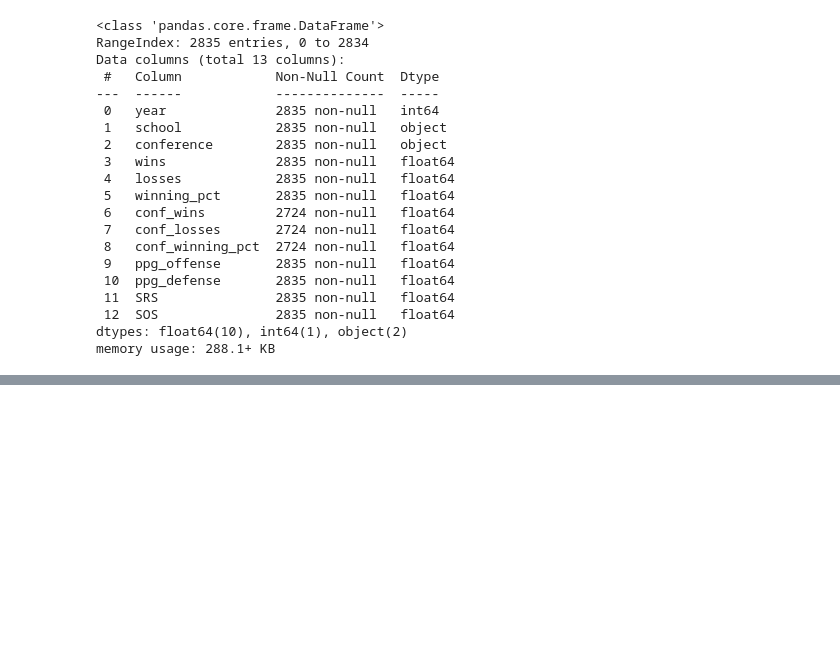
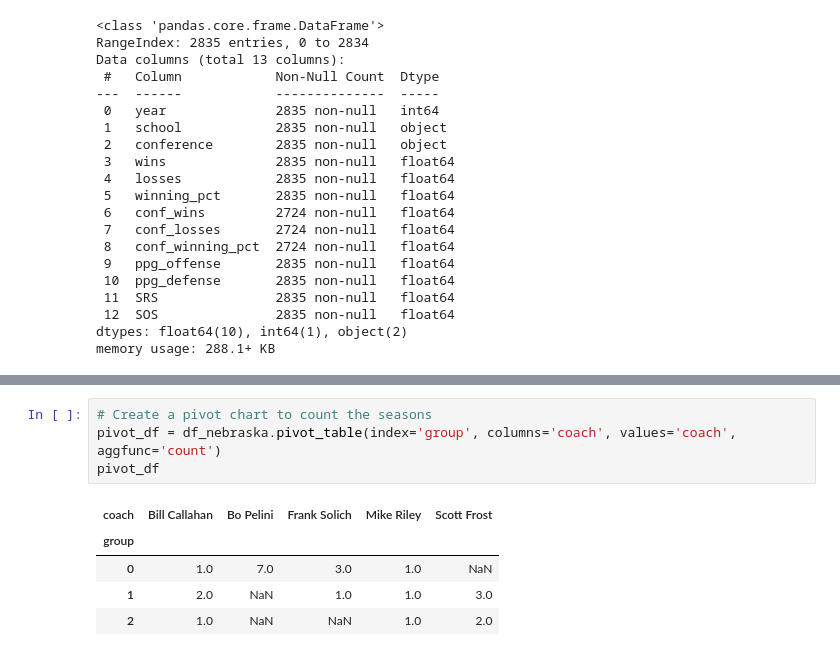
Before and after one commit to grantkerkman/cfb-data-science, a Jupyter notebook: cfb_pca.ipynb, the cells around one changed output, grey strips where cells are left out. Drawn from its saved outputs; the diff is of its cells as text; blank space fills up the shorter version.

```diff
--- a/cfb_pca.ipynb
+++ b/cfb_pca.ipynb
@@ -187,0 +254,10 @@ final_plot
+# %%
+# Create a pivot chart to count the seasons
+pivot_df = df_nebraska.pivot_table(index='group', columns='coach', values='coach', aggfunc='count')
+pivot_df
+# %% [output]
+| coach | Bill Callahan | Bo Pelini | Frank Solich | Mike Riley | Scott Frost |
+| group |  |  |  |  |  |
+| 0 | 1.0 | 7.0 | 3.0 | 1.0 | NaN |
+| 1 | 2.0 | NaN | 1.0 | 1.0 | 3.0 |
+| 2 | 1.0 | NaN | NaN | 1.0 | 2.0 |
```
Also changed, not shown: parts of 30 cells of this notebook.
